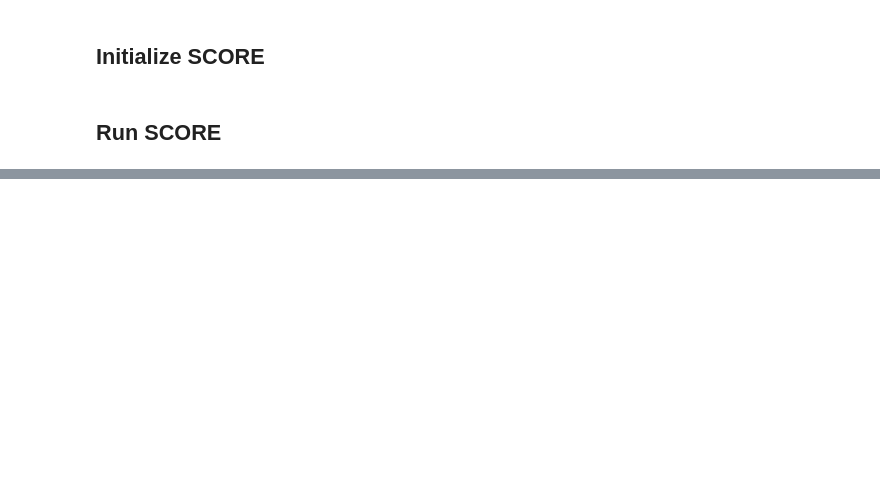
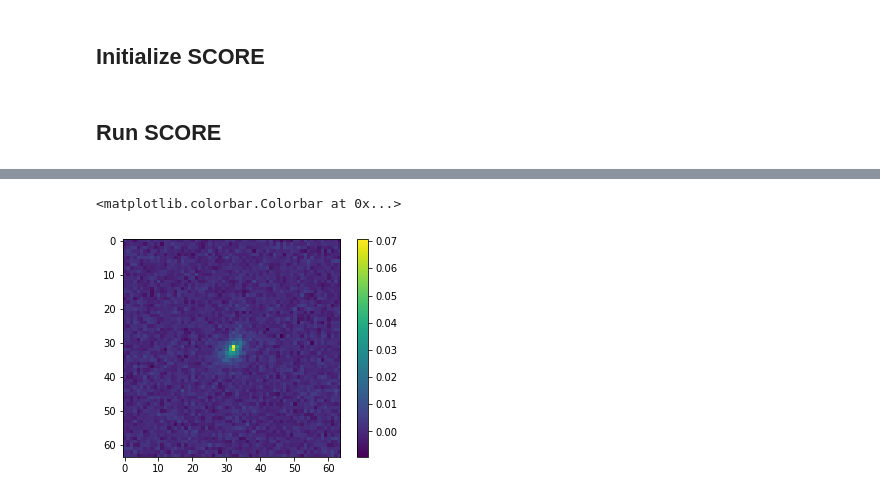
Before and after one commit to CosmoStat/ShapeDeconv, a Jupyter notebook: notebooks/SCORE_example.ipynb, the cells around one changed output, grey strips where cells are left out. Saved outputs shown, nothing was run; the diff lists cells and outputs as text; code cells hidden in the pictures; blank space fills up the shorter version.

```diff
--- a/notebooks/SCORE_example.ipynb
+++ b/notebooks/SCORE_example.ipynb
@@ -97,0 +89,5 @@ plt.imshow(np.fft.ifftshift(psfs[1]));plt.colorbar()
+# %%
+plt.imshow(batch['targets'][batch['windows_flag']][0]);plt.colorbar()
+# %% [output]
+<matplotlib.colorbar.Colorbar at 0x...>
+[figure, added]
```
Also changed, not shown: parts of 12 cells of this notebook, 7 other files.
